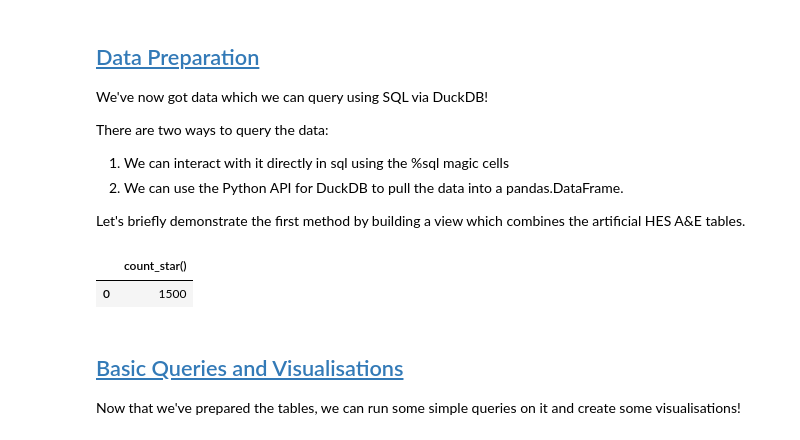
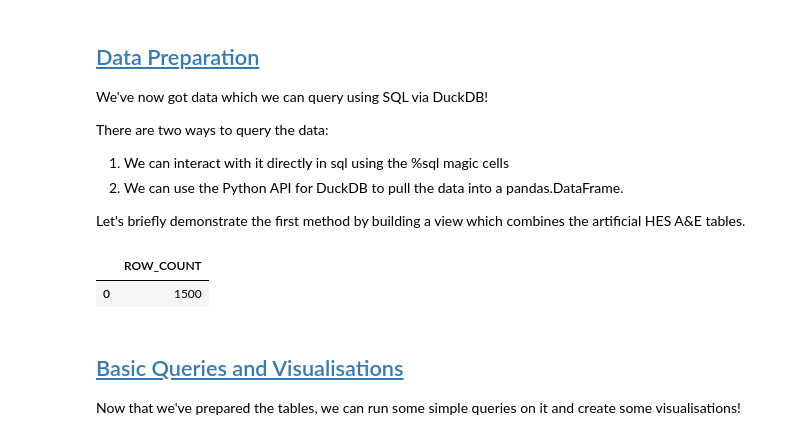
Before and after one commit to NHSDigital/artificial-data-plug-and-play, a Jupyter notebook: plug_and_play.ipynb, the cells around one changed output. Drawn from its saved outputs; the diff is of its cells as text; code cells hidden in the pictures.

```diff
--- a/plug_and_play.ipynb
+++ b/plug_and_play.ipynb
@@ -143,27 +161,27 @@ nrows_per_table = 100  # Max 10000 for sample files
 # %%
 %%sql
 
 CREATE OR REPLACE VIEW {{view_name}}
 AS
 SELECT * FROM (SELECT * FROM artificial_hes_ae_0708 LIMIT {{nrows_per_table}})
 UNION (SELECT * FROM artificial_hes_ae_0809 LIMIT {{nrows_per_table}})
 UNION (SELECT * FROM artificial_hes_ae_0910 LIMIT {{nrows_per_table}})
 UNION (SELECT * FROM artificial_hes_ae_1011 LIMIT {{nrows_per_table}})
 UNION (SELECT * FROM artificial_hes_ae_1112 LIMIT {{nrows_per_table}})
 UNION (SELECT * FROM artificial_hes_ae_1213 LIMIT {{nrows_per_table}})
 UNION (SELECT * FROM artificial_hes_ae_1314 LIMIT {{nrows_per_table}})
 UNION (SELECT * FROM artificial_hes_ae_1415 LIMIT {{nrows_per_table}})
 UNION (SELECT * FROM artificial_hes_ae_1516 LIMIT {{nrows_per_table}})
 UNION (SELECT * FROM artificial_hes_ae_1617 LIMIT {{nrows_per_table}})
 UNION (SELECT * FROM artificial_hes_ae_1718 LIMIT {{nrows_per_table}})
 UNION (SELECT * FROM artificial_hes_ae_1819 LIMIT {{nrows_per_table}})
 UNION (SELECT * FROM artificial_hes_ae_1920 LIMIT {{nrows_per_table}})
 UNION (SELECT * FROM artificial_hes_ae_2021 LIMIT {{nrows_per_table}})
 UNION (SELECT * FROM artificial_hes_ae_2122 LIMIT {{nrows_per_table}});
 
-SELECT COUNT(*) FROM {{view_name}}
+SELECT COUNT(*) AS ROW_COUNT FROM {{view_name}}
 # %% [output]
-|  | count_star() |
+|  | ROW_COUNT |
 | 0 | 1500 |
 # %% [markdown]
 ## <a id='toc1_5_'></a>[Basic Queries and Visualisations](#toc0_)
```
Also changed, not shown: parts of 13 cells of this notebook, 2 other files.
